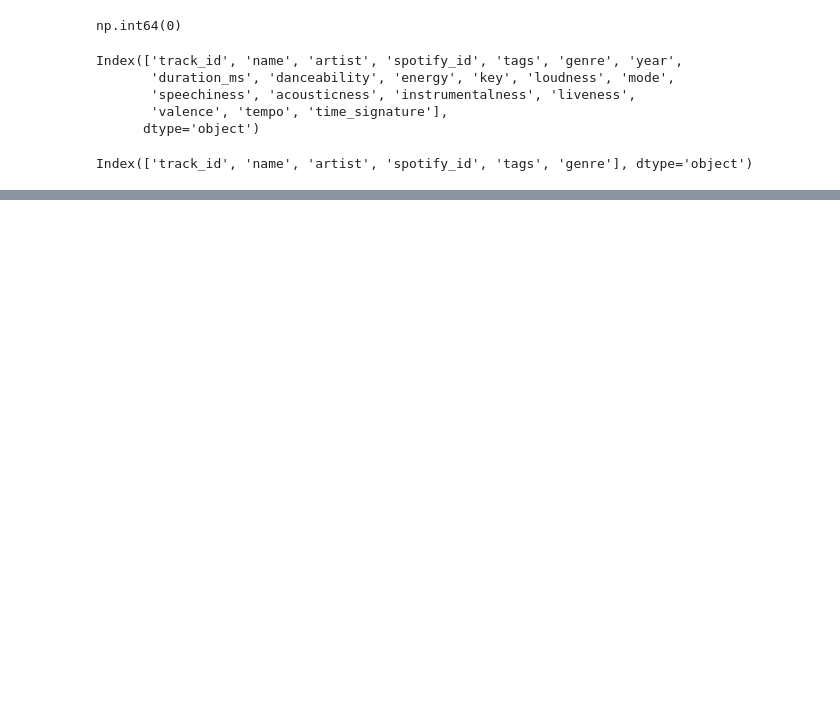
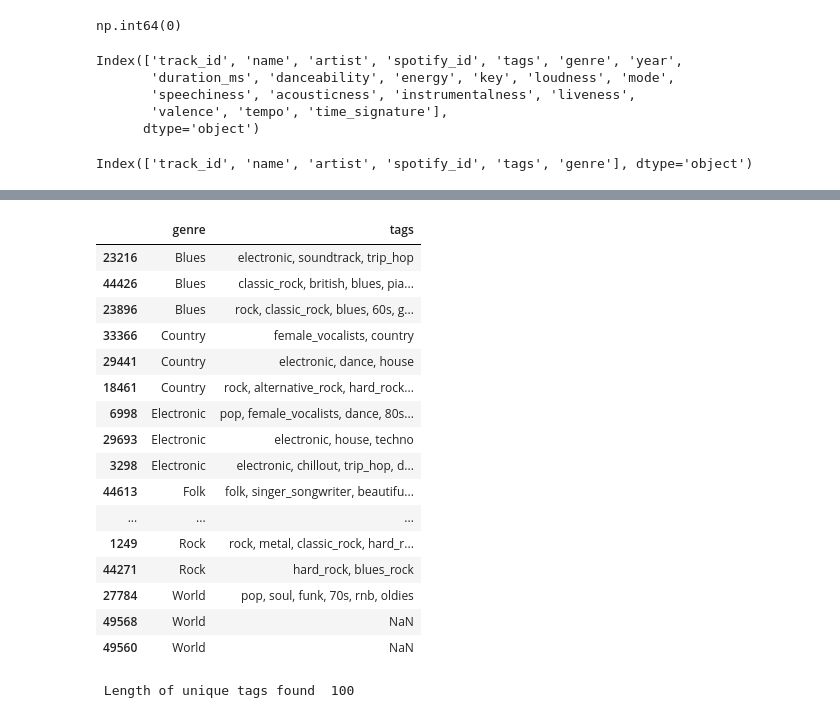
Before and after one commit to yaseenddar/Hybrid-Recommendation-system, a Jupyter notebook: EDA_spotify.ipynb, the cells around one changed output, grey strips where cells are left out. Drawn from its saved outputs; the diff is of its cells as text; code cells hidden in the pictures; blank space fills up the shorter version.

```diff
--- a/EDA_spotify.ipynb
+++ b/EDA_spotify.ipynb
@@ -235,0 +253,23 @@ Index(['track_id', 'name', 'artist', 'spotify_id', 'tags', 'genre'], dtype='obje
+# %%
+#  genere group
+
+genre_group = df_songs.groupby('genre')
+genre_group[["genre",'tags']].sample(3)
+# %% [output]
+|  | genre | tags |
+| 23216 | Blues | electronic, soundtrack, trip_hop |
+| 44426 | Blues | classic_rock, british, blues, pia... |
+| 23896 | Blues | rock, classic_rock, blues, 60s, g... |
+| 33366 | Country | female_vocalists, country |
+| 29441 | Country | electronic, dance, house |
+| 18461 | Country | rock, alternative_rock, hard_rock... |
+| 6998 | Electronic | pop, female_vocalists, dance, 80s... |
+| 29693 | Electronic | electronic, house, techno |
+| 3298 | Electronic | electronic, chillout, trip_hop, d... |
+| 44613 | Folk | folk, singer_songwriter, beautifu... |
+| ... | ... | ... |
+| 1249 | Rock | rock, metal, classic_rock, hard_r... |
+| 44271 | Rock | hard_rock, blues_rock |
+| 27784 | World | pop, soul, funk, 70s, rnb, oldies |
+| 49568 | World | NaN |
+| 49560 | World | NaN |
@@ -235,0 +281,4 @@ Index(['track_id', 'name', 'artist', 'spotify_id', 'tags', 'genre'], dtype='obje
+# %%
+print(" Length of unique tags found ",len(set(all_tags)))
+# %% [output]
+ Length of unique tags found  100
```
Also changed, not shown: parts of 16 cells of this notebook.
